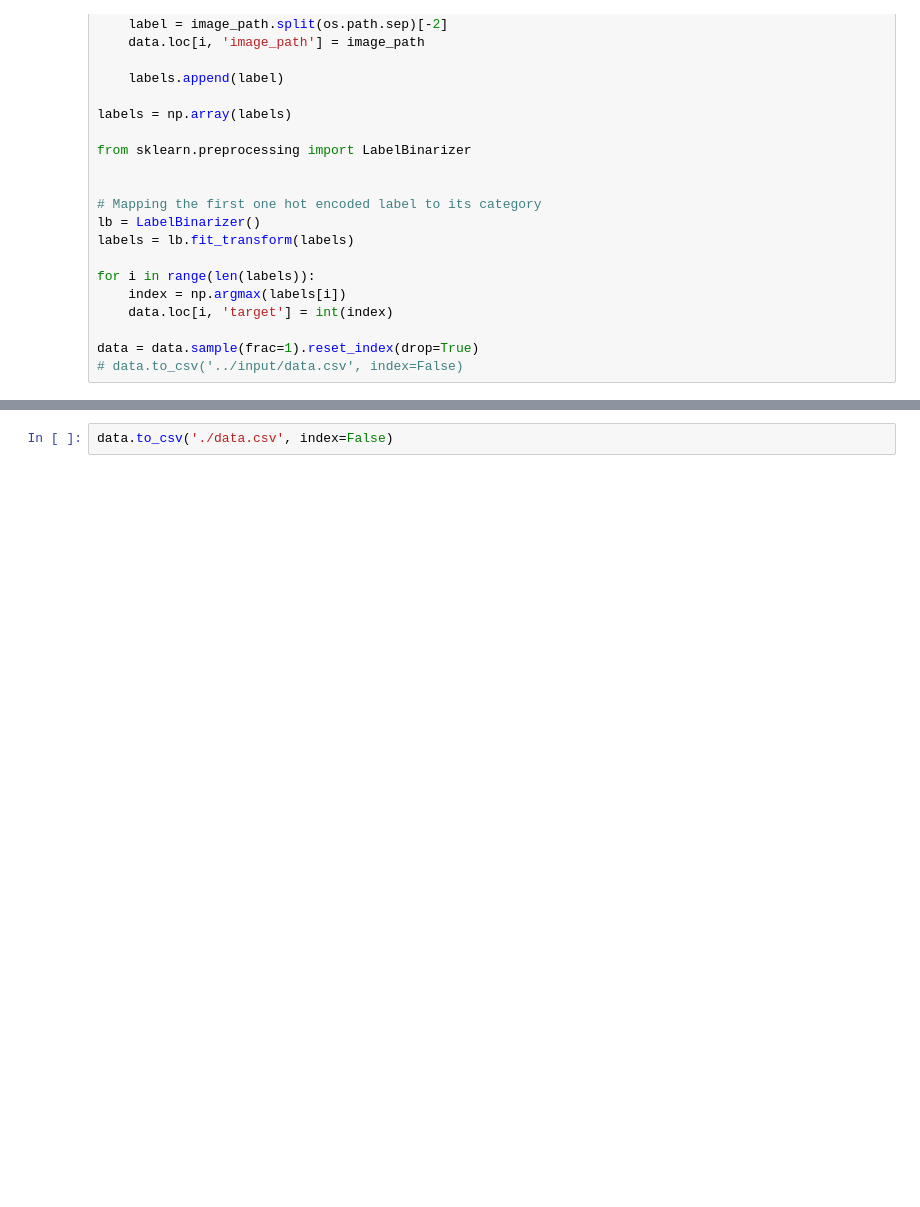
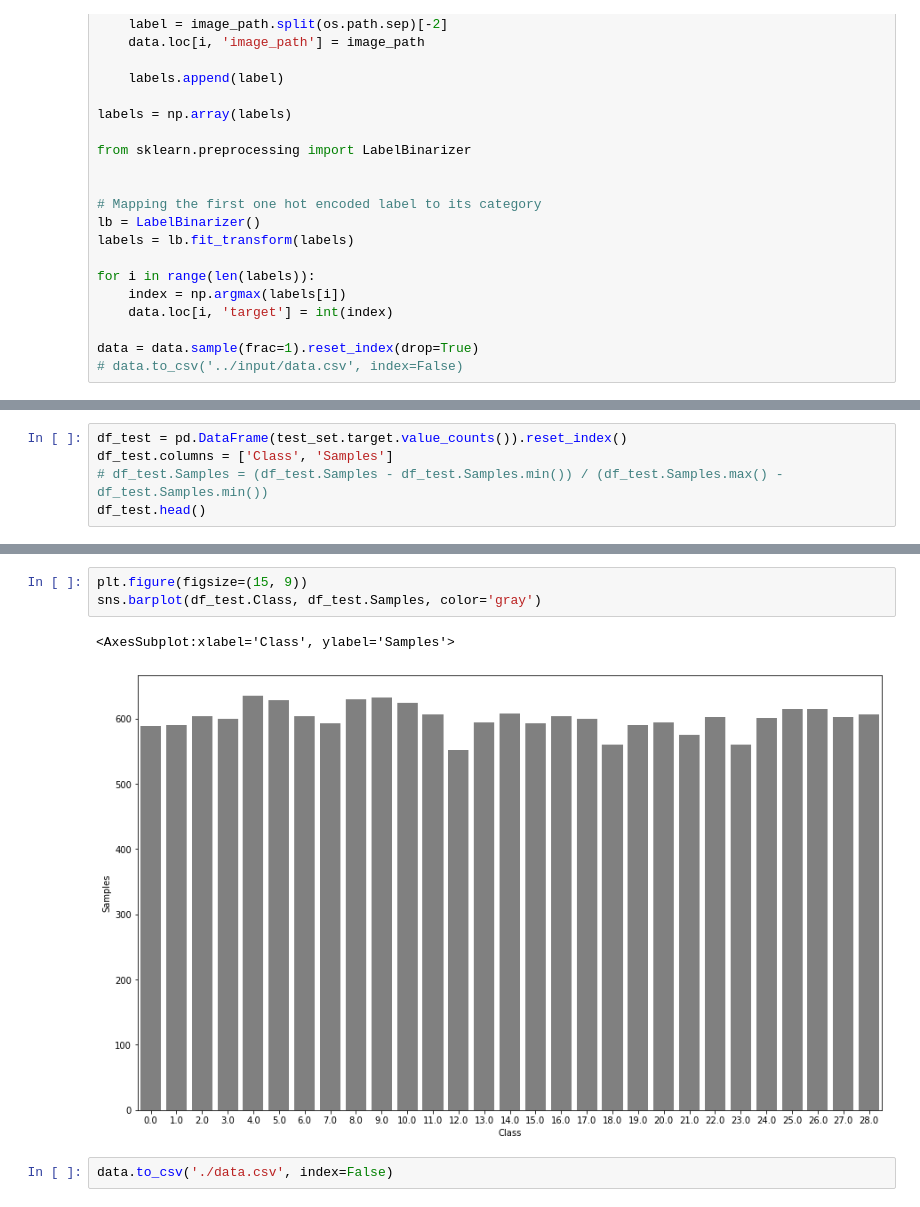
Before and after one commit to zero-aysd/american_sign_language, a Jupyter notebook: sign_lang_classifier.ipynb, the cells around one changed output, grey strips where cells are left out. Cells and saved outputs as stored; diff of their text form; blank space fills up the shorter version.

```diff
--- a/sign_lang_classifier.ipynb
+++ b/sign_lang_classifier.ipynb
@@ -63,0 +130,5 @@ data = data.sample(frac=1).reset_index(drop=True)
+# %%
+df_test = pd.DataFrame(test_set.target.value_counts()).reset_index()
+df_test.columns = ['Class', 'Samples']
+# df_test.Samples = (df_test.Samples - df_test.Samples.min()) / (df_test.Samples.max() - df_test.Samples.min())
+df_test.head()
@@ -64,2 +142,8 @@ data = data.sample(frac=1).reset_index(drop=True)
+# %%
+plt.figure(figsize=(15, 9))
+sns.barplot(df_test.Class, df_test.Samples, color='gray')
+# %% [output]
+<AxesSubplot:xlabel='Class', ylabel='Samples'>
+[figure, added]
 # %%
 data.to_csv('./data.csv', index=False)
```
Also changed, not shown: parts of 31 cells of this notebook, 2 other files.
